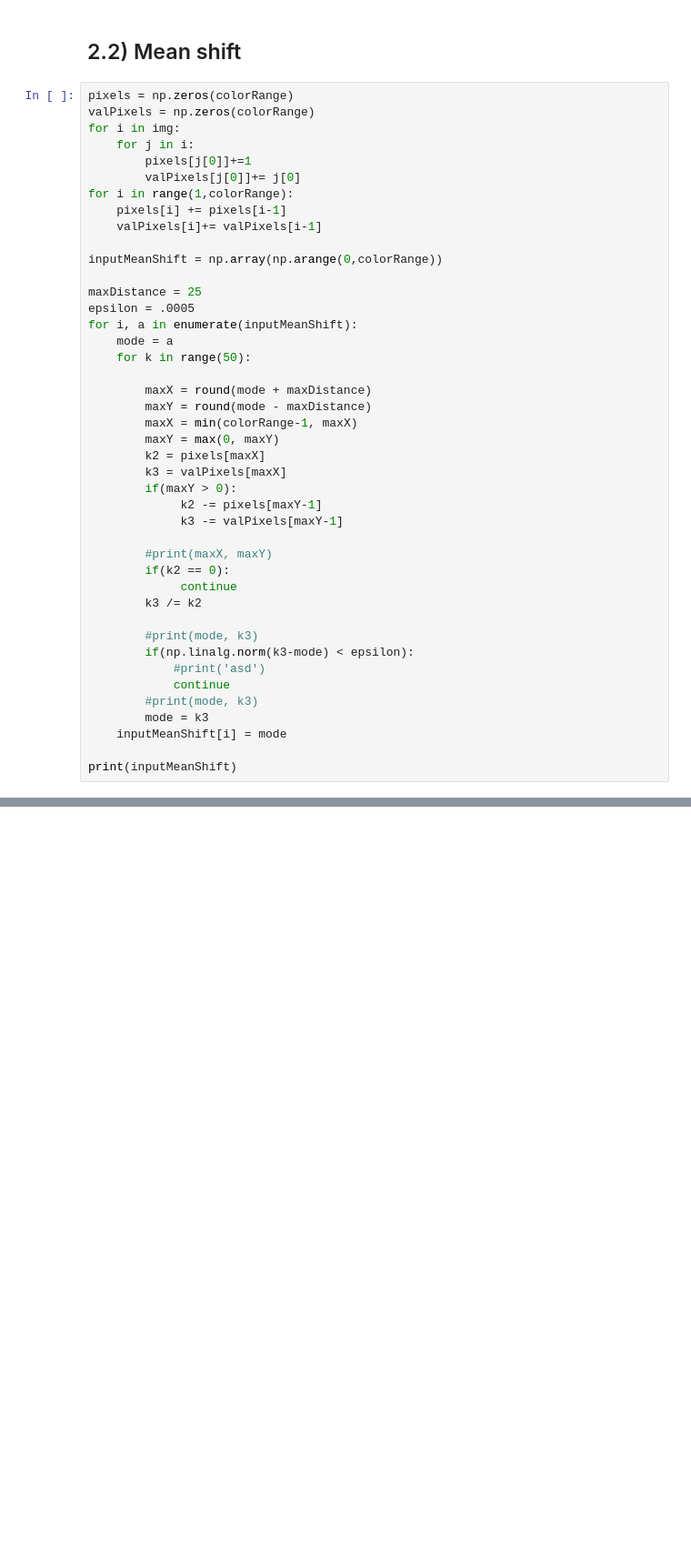
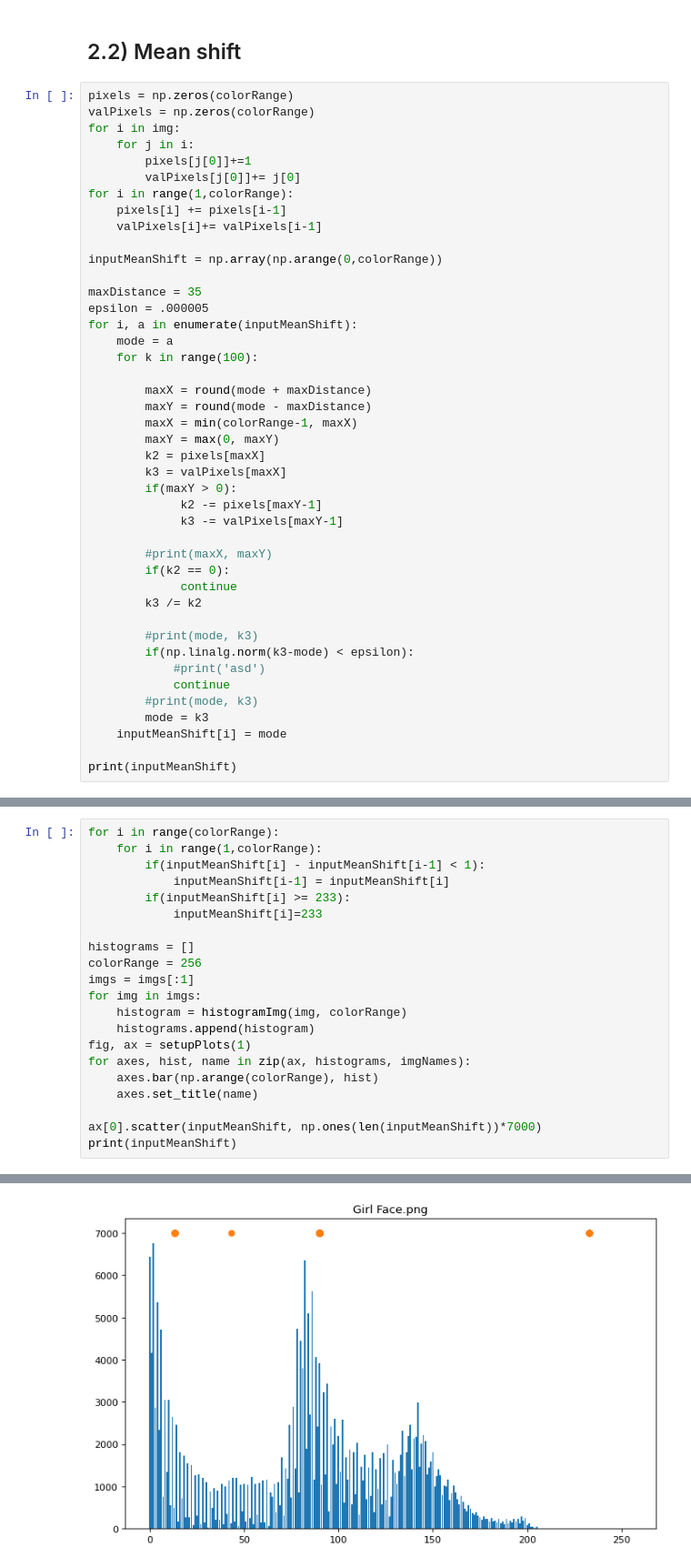
Before and after one commit to jmcsuite/AgentesInteligentes_Up2022, a Jupyter notebook: Trabajo1_0226259_0226154/codigo/main.ipynb, the cells around one changed output, grey strips where cells are left out. Shown at 91% size. Saved outputs shown, nothing was run; the diff lists cells and outputs as text; blank space fills up the shorter version.

Commit message:
KMeans For multiple distances

```diff
--- a/Trabajo1_0226259_0226154/codigo/main.ipynb
+++ b/Trabajo1_0226259_0226154/codigo/main.ipynb
@@ -360,11 +360,11 @@ for i in range(1,colorRange):
 
 inputMeanShift = np.array(np.arange(0,colorRange))
 
-maxDistance = 25
-epsilon = .0005
+maxDistance = 35
+epsilon = .000005
 for i, a in enumerate(inputMeanShift):
     mode = a
-    for k in range(50):
+    for k in range(100):
 
         maxX = round(mode + maxDistance)
         maxY = round(mode - maxDistance)
@@ -423,0 +424,22 @@ ax[0].scatter(inputMeanShift, np.ones(len(inputMeanShift))*7000)
+# %%
+for i in range(colorRange):
+    for i in range(1,colorRange):
+        if(inputMeanShift[i] - inputMeanShift[i-1] < 1):
+            inputMeanShift[i-1] = inputMeanShift[i]
+        if(inputMeanShift[i] >= 233):
+            inputMeanShift[i]=233
+
+histograms = []
+colorRange = 256
+imgs = imgs[:1]
+for img in imgs:
+    histogram = histogramImg(img, colorRange)
+    histograms.append(histogram)
+fig, ax = setupPlots(1)
+for axes, hist, name in zip(ax, histograms, imgNames):
+    axes.bar(np.arange(colorRange), hist)
+    axes.set_title(name)
+
+ax[0].scatter(inputMeanShift, np.ones(len(inputMeanShift))*7000)
+print(inputMeanShift)
+# %% [output]
@@ -423,0 +461 @@ ax[0].scatter(inputMeanShift, np.ones(len(inputMeanShift))*7000)
+[figure, added]
```
Also changed, not shown: parts of 9 cells of this notebook.
